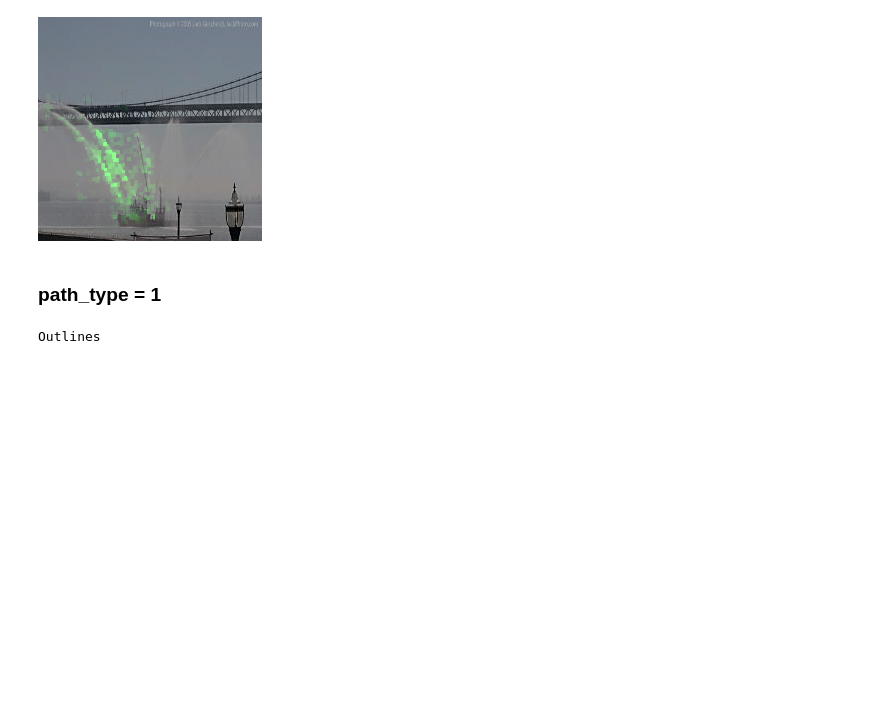
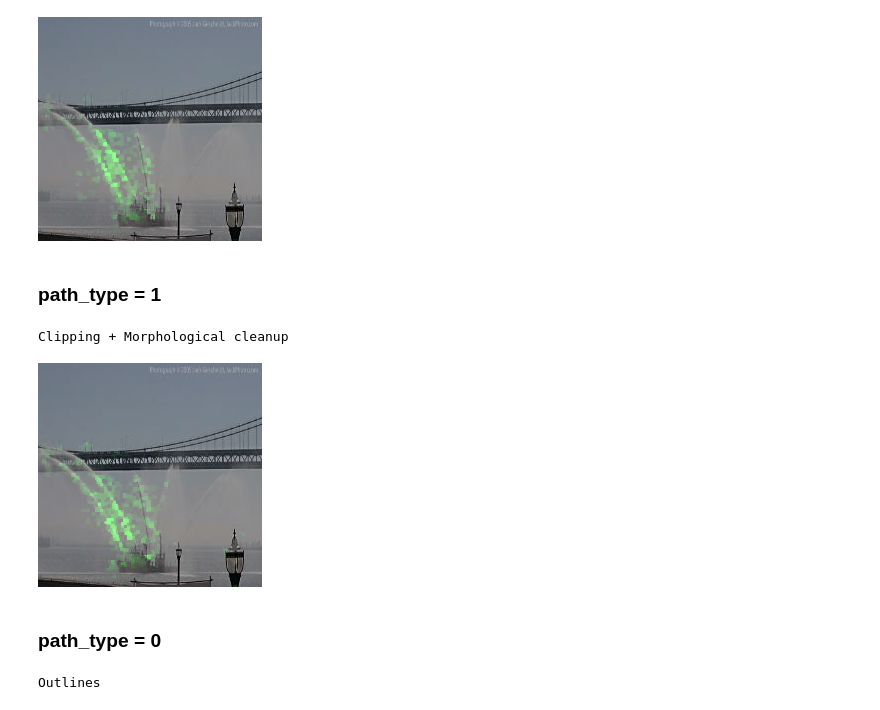
Before and after one commit to pinjutien/Integrated-Gradients, a Jupyter notebook: attributions_fixed.ipynb, the cells around one changed output. Drawn from its saved outputs; the diff is of its cells as text; code cells hidden in the pictures; blank space fills up the shorter version.

```diff
--- a/attributions_fixed.ipynb
+++ b/attributions_fixed.ipynb
@@ -228,6 +228,27 @@ Clipping + Morphological cleanup
 [figure]
 # %% [markdown]
 ### path_type = 1
+# %%
+# Morphological cleanup
+print('Clipping + Morphological cleanup')
+
+# show_pil_image(pil_image(Visualize(
+#     attributions, img,
+#     clip_above_percentile=95,
+#     clip_below_percentile=58,
+#     morphological_cleanup=True,
+#     overlay=True)))
+pil_image(Visualize(
+    attributions_2, img,
+    clip_above_percentile=95,
+    clip_below_percentile=58,
+    morphological_cleanup=True,
+    overlay=True))
+# %% [output]
+Clipping + Morphological cleanup
+[figure, added]
+# %% [markdown]
+### path_type = 0
 # %%
 # Outlines
 print('Outlines')
```
Also changed, not shown: parts of 2 cells of this notebook.
